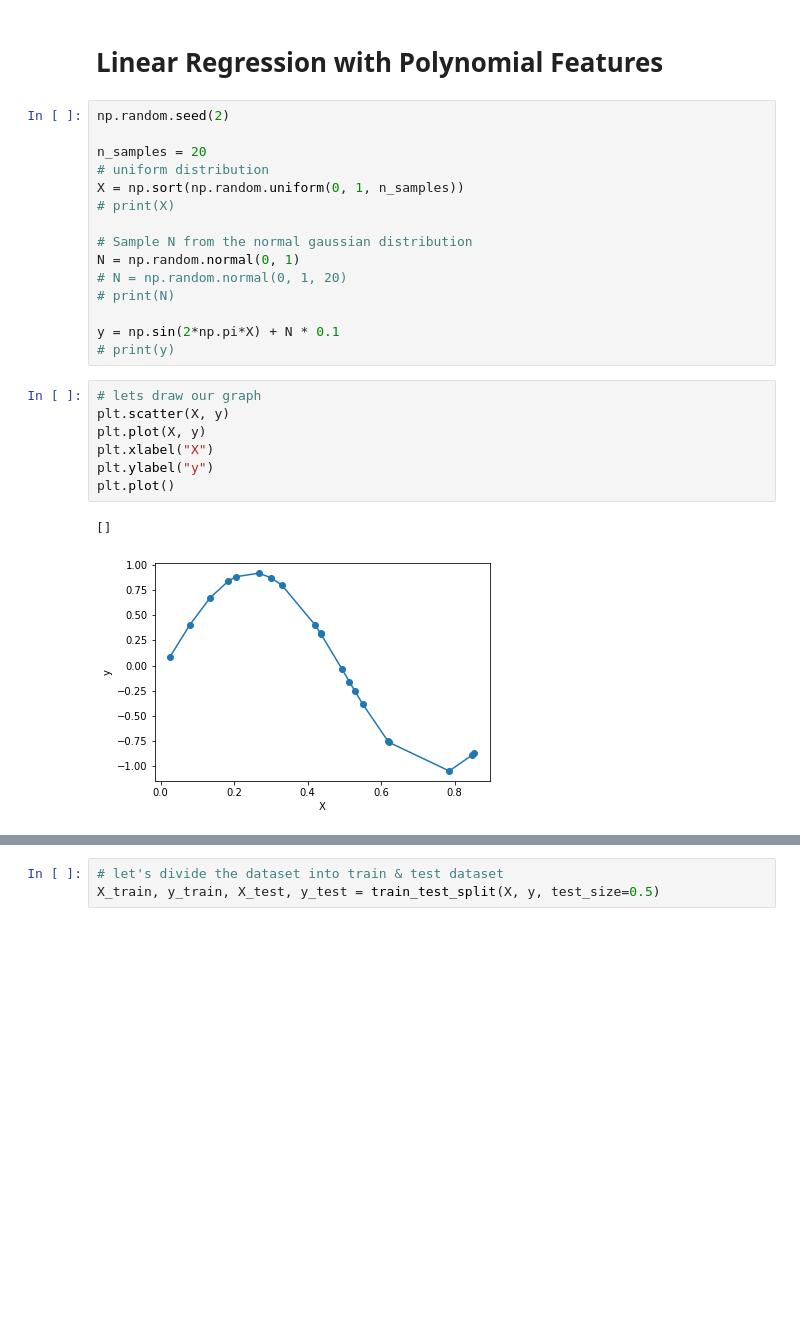
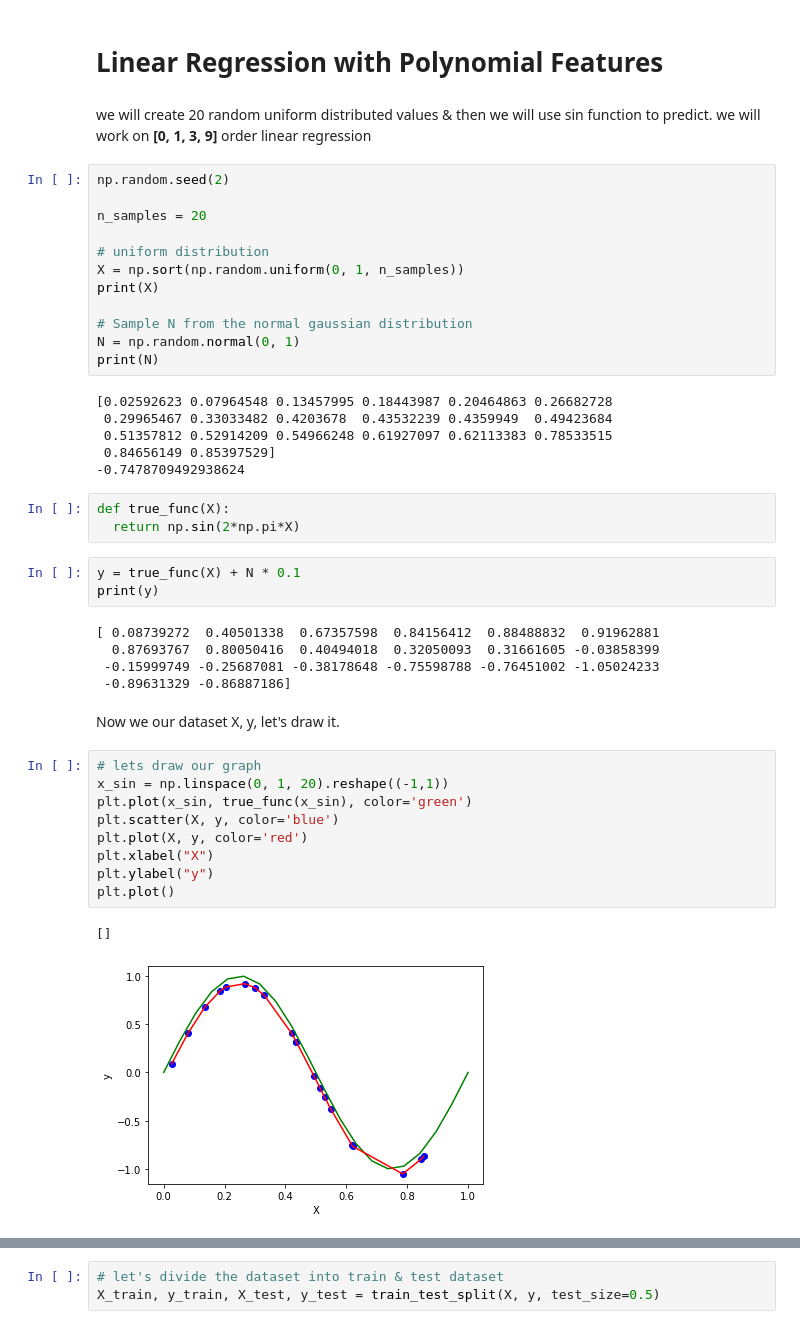
Before and after one commit to jay-thakur/Concept_of_Overfitting, a Jupyter notebook: Concept_of_Overfitting.ipynb, the cells around one changed output, grey strips where cells are left out. Drawn from its saved outputs; the diff is of its cells as text; blank space fills up the shorter version.

```diff
--- a/Concept_of_Overfitting.ipynb
+++ b/Concept_of_Overfitting.ipynb
@@ -23,27 +35,47 @@ Polynomial Linear Regression
 # %% [markdown]
 # Linear Regression with Polynomial Features
+# %% [markdown]
+we will create 20 random uniform distributed values & then we will use sin function to predict. we will work on **[0, 1, 3, 9]** order linear regression
 # %%
 np.random.seed(2)
 
 n_samples = 20
+
 # uniform distribution
 X = np.sort(np.random.uniform(0, 1, n_samples))
-# print(X)
+print(X)
 
 # Sample N from the normal gaussian distribution
 N = np.random.normal(0, 1)
-# N = np.random.normal(0, 1, 20)
-# print(N)
-
-y = np.sin(2*np.pi*X) + N * 0.1
-# print(y)
+print(N)
+# %% [output]
+[0.02592623 0.07964548 0.13457995 0.18443987 0.20464863 0.26682728
+ 0.29965467 0.33033482 0.4203678  0.43532239 0.4359949  0.49423684
+ 0.51357812 0.52914209 0.54966248 0.61927097 0.62113383 0.78533515
+ 0.84656149 0.85397529]
+-0.7478709492938624
+# %%
+def true_func(X):
+  return np.sin(2*np.pi*X)
+# %%
+y = true_func(X) + N * 0.1
+print(y)
+# %% [output]
+[ 0.08739272  0.40501338  0.67357598  0.84156412  0.88488832  0.91962881
+  0.87693767  0.80050416  0.40494018  0.32050093  0.31661605 -0.03858399
+ -0.15999749 -0.25687081 -0.38178648 -0.75598788 -0.76451002 -1.05024233
+ -0.89631329 -0.86887186]
+# %% [markdown]
+Now we our dataset X, y, let's draw it.
 # %%
 # lets draw our graph
-plt.scatter(X, y)
-plt.plot(X, y)
+x_sin = np.linspace(0, 1, 20).reshape((-1,1))
+plt.plot(x_sin, true_func(x_sin), color='green')
+plt.scatter(X, y, color='blue')
+plt.plot(X, y, color='red')
 plt.xlabel("X")
 plt.ylabel("y")
 plt.plot()
 # %% [output]
 []
-[figure, old version]
+[figure, new version]
```
Also changed, not shown: parts of 18 cells of this notebook.
